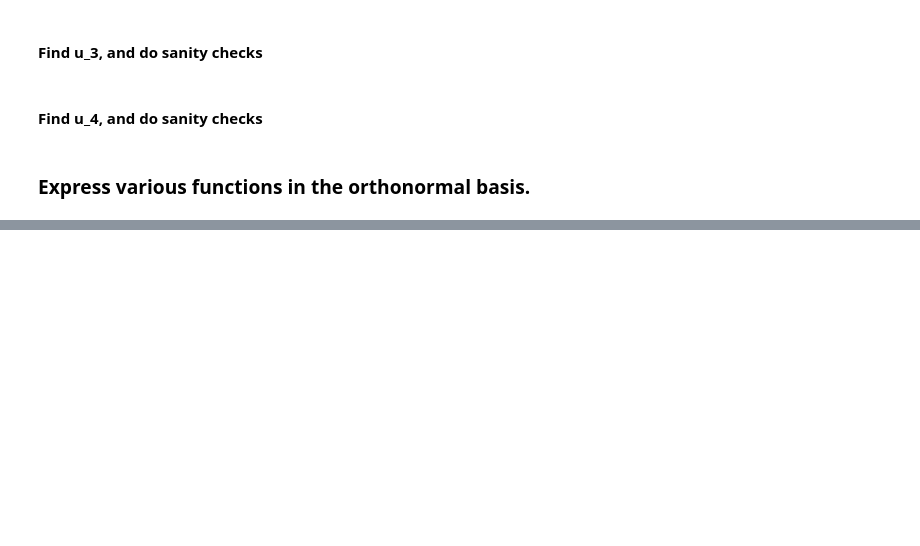
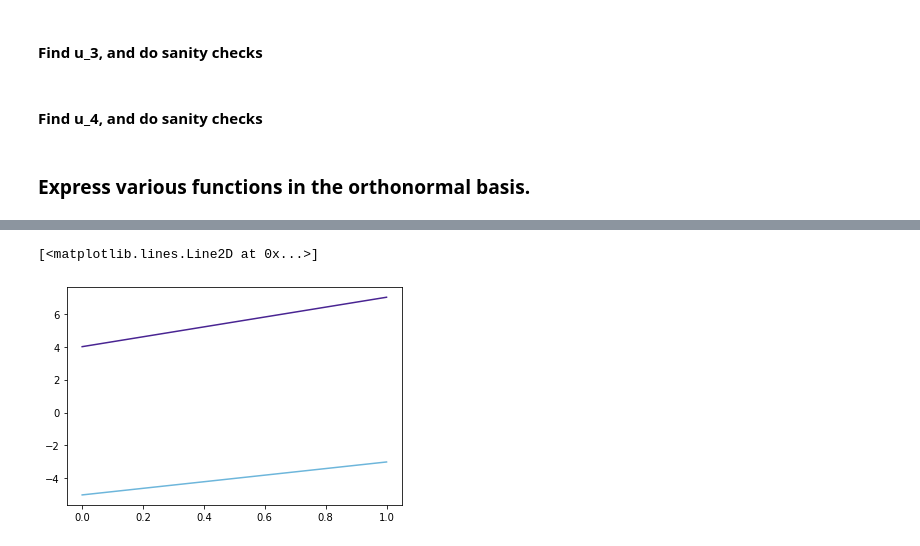
Before and after one commit to awangberg/Math311_Linear_algebra_code_projects, a Jupyter notebook: Gram_Schmidt_Process_with_Poynomial_Function_Spaces.ipynb, the cells around one changed output, grey strips where cells are left out. Drawn from its saved outputs; the diff is of its cells as text; code cells hidden in the pictures; blank space fills up the shorter version.

```diff
--- a/Gram_Schmidt_Process_with_Poynomial_Function_Spaces.ipynb
+++ b/Gram_Schmidt_Process_with_Poynomial_Function_Spaces.ipynb
@@ -262,0 +299,15 @@ plot(cc, cc0)
+# %%
+import numpy as np
+import matplotlib.pyplot as plt
+
+def cmap_ints(i):
+    return "#"+hex(((int(i)+1)*2396745)%(256**3))[2:].rjust(6,"0")
+
+x = np.linspace(0,1,100)
+y1 = 3*x + 4
+y2 = 2*x - 5
+plt.plot(x,y1,c=cmap_ints(1))
+plt.plot(x,y2,c=cmap_ints(2))
+# %% [output]
+[<matplotlib.lines.Line2D at 0x...>]
+[figure, added]
```
Also changed, not shown: parts of 6 cells of this notebook.
